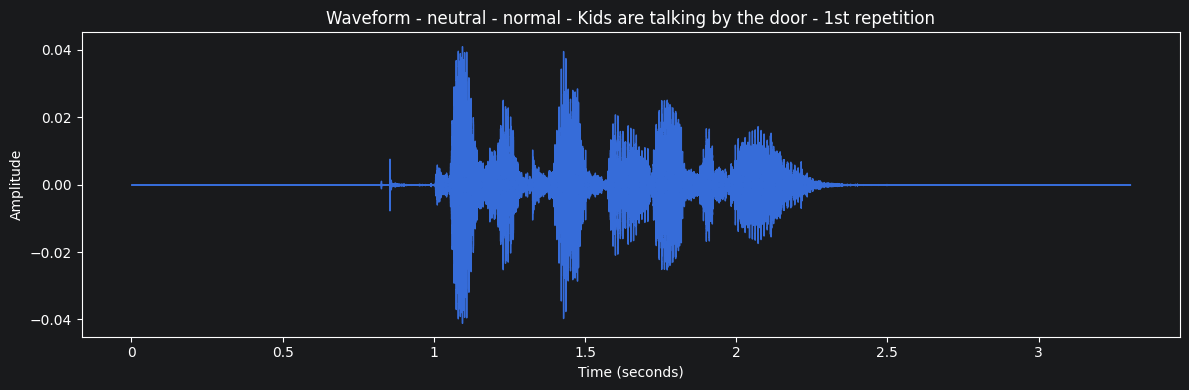
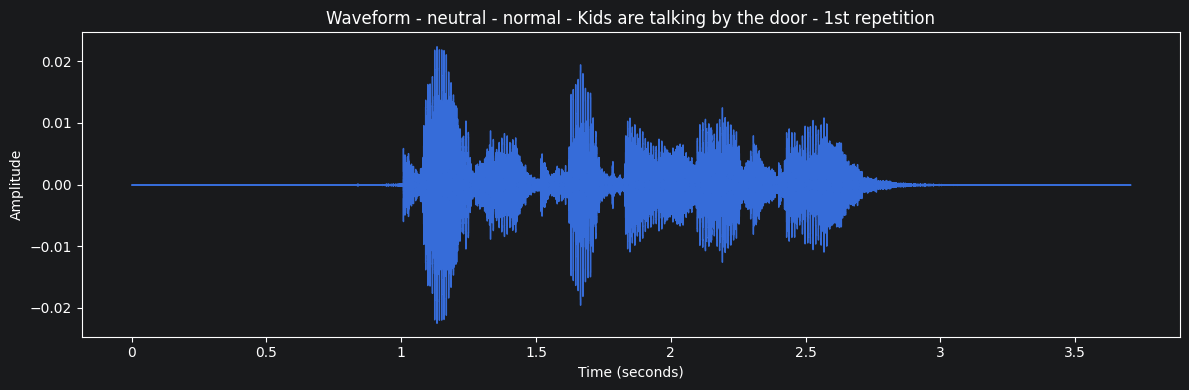
The change to this notebook cell's code, shown as a diff; its figure went from the first image to the second:
--- before
+++ after
@@ -6,2 +6,12 @@
 plt.tight_layout()
 plt.show()
+
+S = librosa.feature.melspectrogram(y=y, sr=sr, n_mels=128)
+S_db = librosa.power_to_db(S, ref=np.max)
+
+plt.figure(figsize=(12, 4))
+librosa.display.specshow(S_db, sr=sr, x_axis='time', y_axis='mel')
+plt.colorbar(format='%+2.0f dB')
+plt.title(f'Mel Spectrogram — neutral - normal - Kids are talking by the door - 1st repetition')
+plt.tight_layout()
+plt.show()

Commit: Enhance exploration notebook with audio loading, waveform visualization, and new dependencies